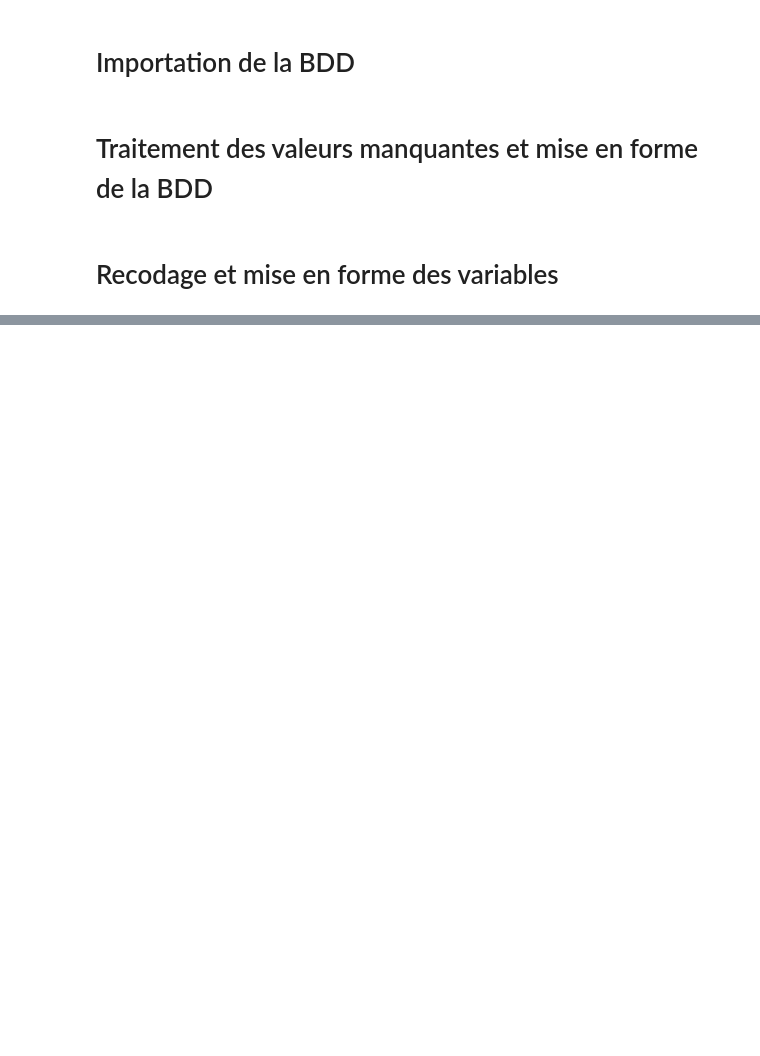
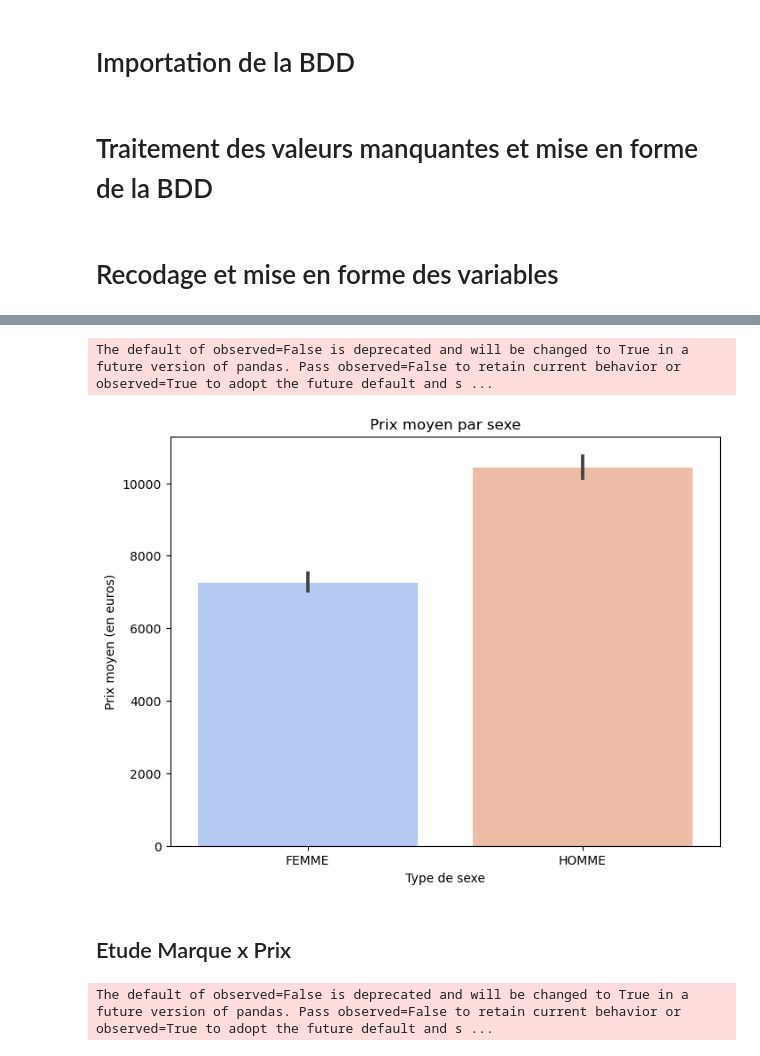
Before and after one commit to Francois-b-24/Clock_industry-second_hand, a Jupyter notebook: scripts/cleaning_analysis/analysis.ipynb, the cells around one changed output, grey strips where cells are left out. Cells and saved outputs as stored; diff of their text form; code cells hidden in the pictures; blank space fills up the shorter version.

```diff
--- a/scripts/cleaning_analysis/analysis.ipynb
+++ b/scripts/cleaning_analysis/analysis.ipynb
@@ -65,0 +214,34 @@ df.to_csv('/Users/f.b/Desktop/Data_Science/Clock_industry/Scripts/Data/verif.csv
+# %%
+plt.figure(figsize=(8, 6))
+sns.barplot(x='sexe', y='prix', data=df, estimator='mean', palette="coolwarm")
+plt.title('Prix moyen par sexe')
+plt.xlabel('Type de sexe')
+plt.ylabel('Prix moyen (en euros)')
+plt.show()
+# %% [output]
+The default of observed=False is deprecated and will be changed to True in a future version of pandas. Pass observed=False to retain current behavior or observed=True to adopt the future default and s ...
+[figure, added]
+# %% [markdown]
+## Etude Marque x Prix
+# %%
+stat_marque = df.groupby('marque')['prix'].agg(['mean', 'min', 'max', 'std']).reset_index()
+stat_marque.columns = ['marque', 'prix_moyen', 'prix_min', 'prix_max', 'ecart_type']
+stat_marque['prix_moyen'] = stat_marque['prix_moyen'].round(2)
+stat_marque['ecart_type'] = stat_marque['ecart_type'].round(2)
+stat_marque = stat_marque.sort_values(by='prix_moyen', ascending=False).reset_index(drop=True)
+
+def fig(df):
+    fig = go.Figure(data=[go.Table(
+        header=dict(values=["Marque","prix_moyen","prix_min", "prix_max", "ecart_type"],
+                    fill_color='paleturquoise',
+                    align='center'),
+        cells=dict(values=[stat_marque['marque'], stat_marque['prix_moyen'], stat_marque['prix_min'],
+                        stat_marque['prix_max'], stat_marque['ecart_type']],
+                fill_color='lavender',
+                align='left'))
+    ])
+
+    fig.update_layout(title="Statistiques par marque")
+    return fig.show()
+# %% [output]
+The default of observed=False is deprecated and will be changed to True in a future version of pandas. Pass observed=False to retain current behavior or observed=True to adopt the future default and s ...
```
Also changed, not shown: parts of 24 cells of this notebook, 1 other file.
